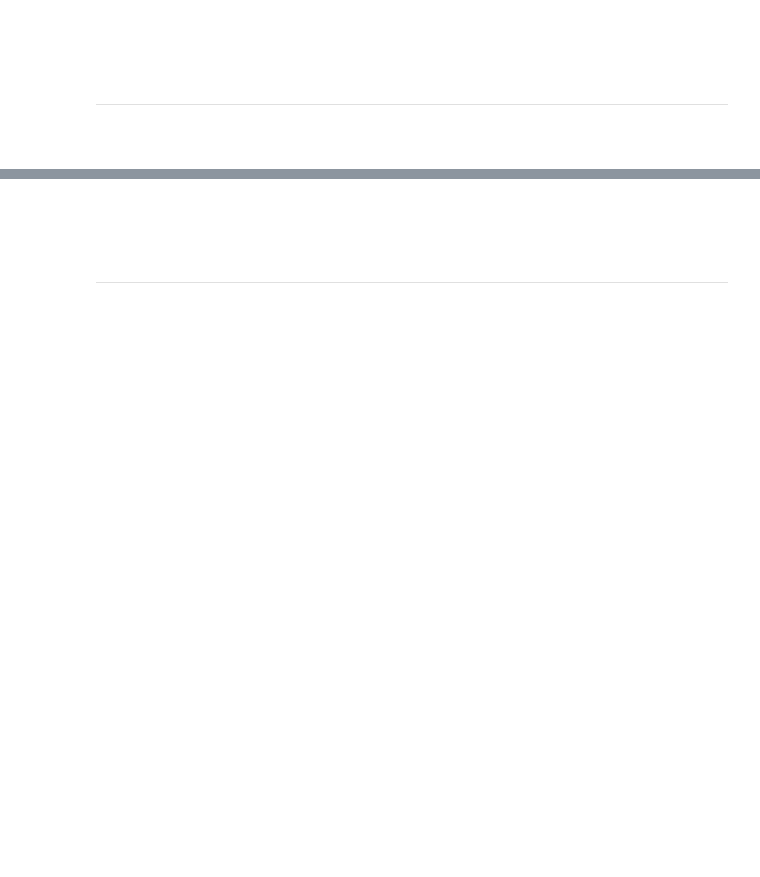
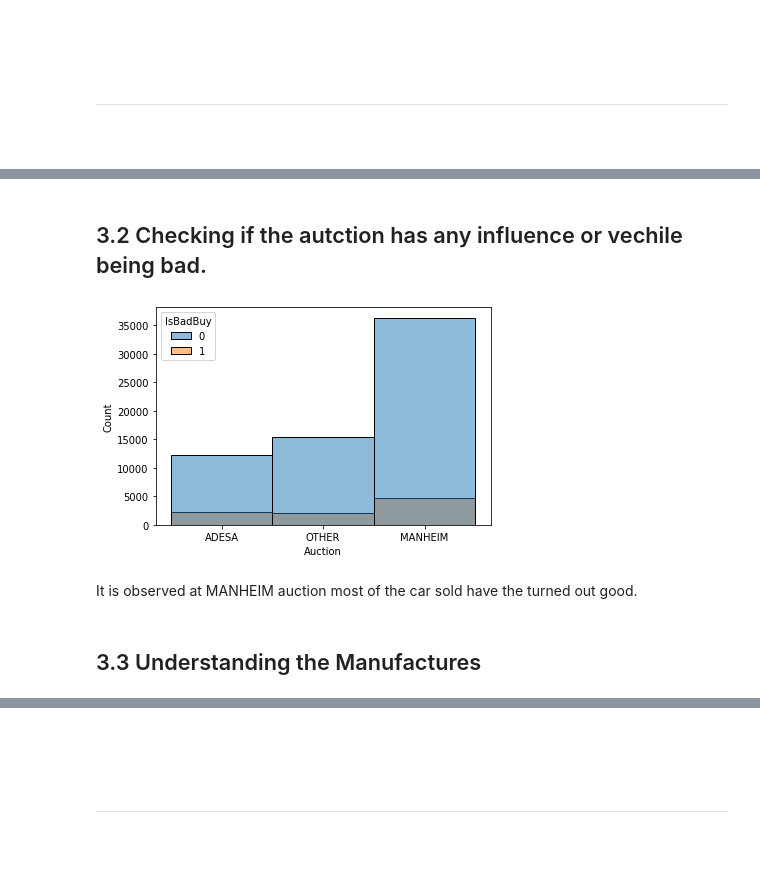
Before and after one commit to hargurjeet/MachineLearning, a Jupyter notebook: Used_Car_Quality_Detection.ipynb, the cells around one changed output, grey strips where cells are left out. Drawn from its saved outputs; the diff is of its cells as text; code cells hidden in the pictures; blank space fills up the shorter version.

```diff
--- a/Used_Car_Quality_Detection.ipynb
+++ b/Used_Car_Quality_Detection.ipynb
@@ -134,0 +140,10 @@ train.head()
+# %% [markdown]
+## 3.2 Checking if the autction has any influence or vechile being bad.
+# %%
+sns.histplot(data=train, x="Auction", hue='IsBadBuy');
+# %% [output]
+[figure, added]
+# %% [markdown]
+It is observed at MANHEIM auction most of the car sold have the turned out good.
+# %% [markdown]
+## 3.3 Understanding the Manufactures
```
Also changed, not shown: parts of 12 cells of this notebook.
